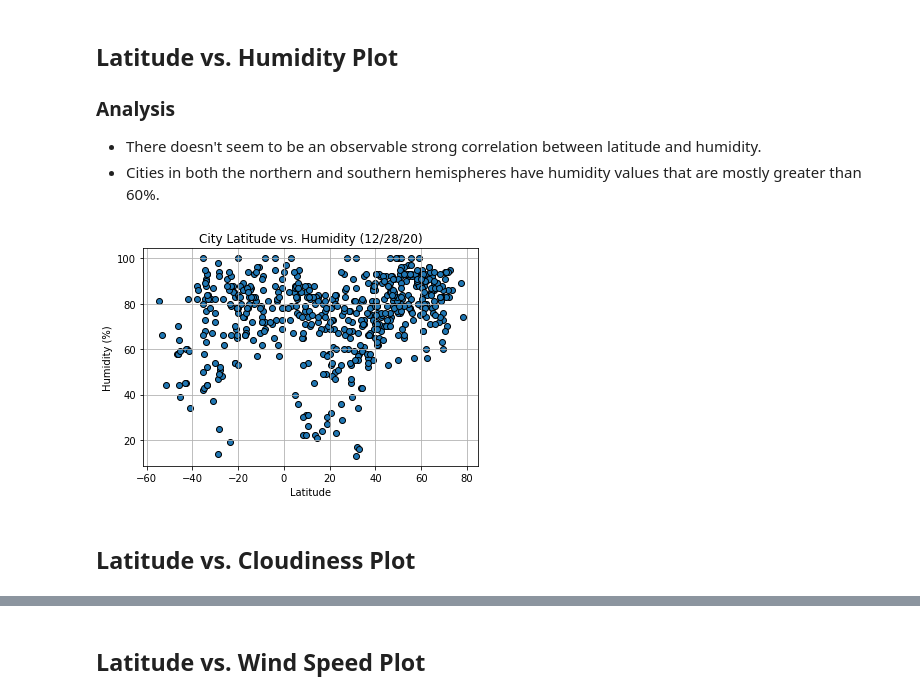
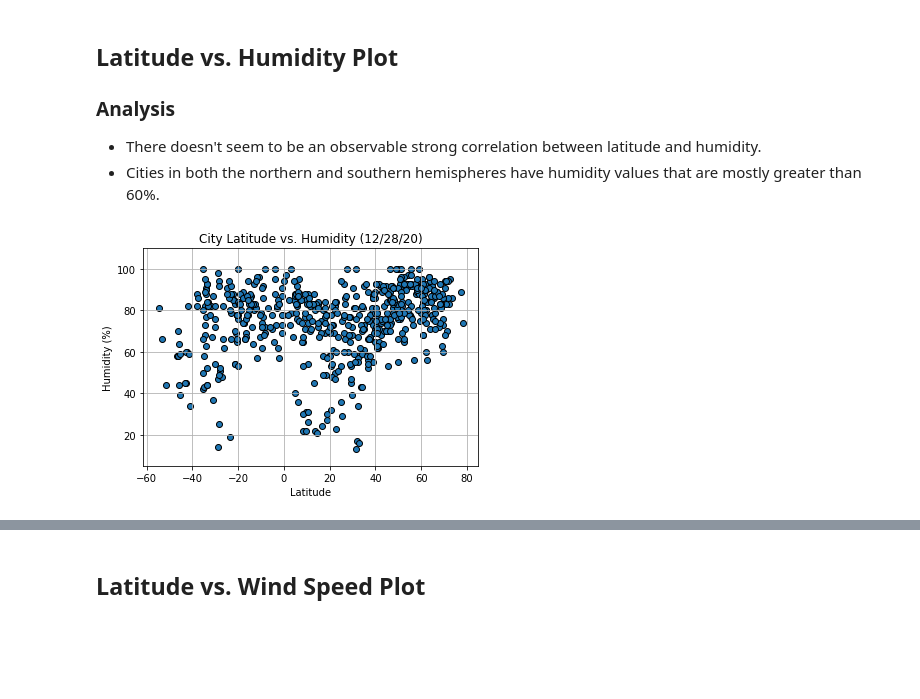
Before and after one commit to RH-cmd/python-api-challenge, a Jupyter notebook: WeatherPy/WeatherPy.ipynb, the cells around one changed output, grey strips where cells are left out. Saved outputs shown, nothing was run; the diff lists cells and outputs as text; code cells hidden in the pictures; blank space fills up the shorter version.

Commit message:
Lat vs cloudiness and edit humidity

```diff
--- a/WeatherPy/WeatherPy.ipynb
+++ b/WeatherPy/WeatherPy.ipynb
@@ -224,16 +225,15 @@ plt.show()
 - There doesn't seem to be an observable strong correlation between latitude and humidity.
 - Cities in both the northern and southern hemispheres have humidity values that are mostly greater than 60%.
 # %%
-#Create a scatter plot to show the relationship between Latitude and Max Temperature
+#Create a scatter plot to show the relationship between Latitude and Humidity
 plt.scatter(weather_df["Lat"], weather_df["Humidity"], edgecolors="black")
 plt.grid(True)
+plt.ylim(5,110)
 plt.title("City Latitude vs. Humidity (12/28/20)")
 plt.ylabel("Humidity (%)")
 plt.xlabel("Latitude")
 
 plt.savefig("output_data/Fig2.png")
 plt.show()
 # %% [output]
-[figure, old version]
+[figure, new version]
-# %% [markdown]
-## Latitude vs. Cloudiness Plot
```
Also changed, not shown: parts of 4 cells of this notebook, 3 other files.
